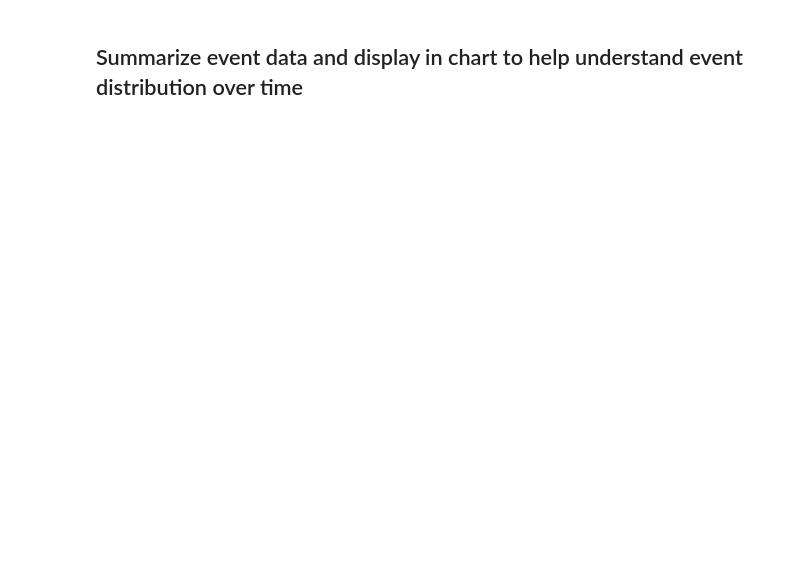
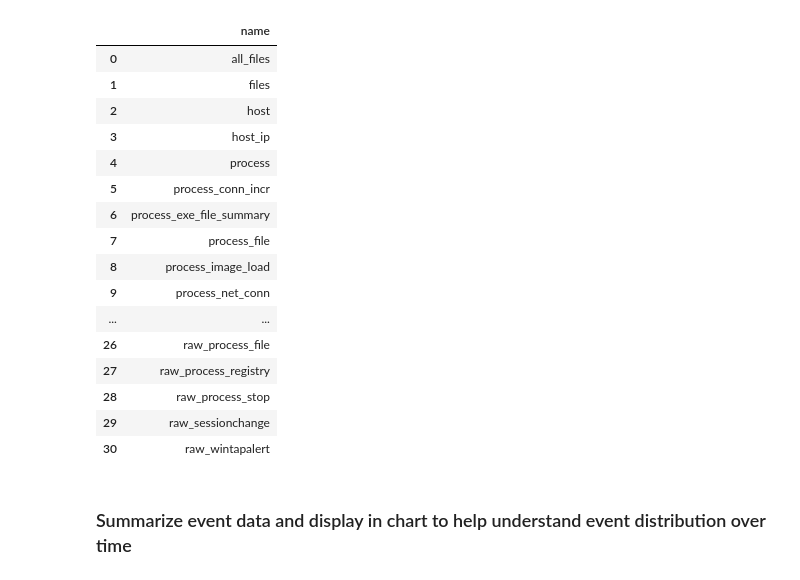
Before and after one commit to LLNL/Wintap-PyUtil, a Jupyter notebook: QuackStart.ipynb, the cells around one changed output. Saved outputs shown, nothing was run; the diff lists cells and outputs as text; code cells hidden in the pictures; blank space fills up the shorter version.

```diff
--- a/QuackStart.ipynb
+++ b/QuackStart.ipynb
@@ -22,13 +39,30 @@ display(w_datasets)
 # %%
 # Initialize an in-memory db. Save reference in a variable and then set magic-duckdb environment. Result is ability to use the same DB instance from python code and %dql/%%dql magics.
+# Also create views for every top-level type found in the current dataset.
 con=ru.init_db(w_datasets.selected) # ,agg_level='rolling')
 %dql -co con
-# Create views for every top-level type found in the current dataset.
-svd.init_db(con)
 # Display the list of tables/views
 %dql show tables
+# %% [output]
+|  | name |
+| 0 | all_files |
+| 1 | files |
+| 2 | host |
+| 3 | host_ip |
+| 4 | process |
+| 5 | process_conn_incr |
+| 6 | process_exe_file_summary |
+| 7 | process_file |
+| 8 | process_image_load |
+| 9 | process_net_conn |
+| ... | ... |
+| 26 | raw_process_file |
+| 27 | raw_process_registry |
+| 28 | raw_process_stop |
+| 29 | raw_sessionchange |
+| 30 | raw_wintapalert |
 # %% [markdown]
-## Summarize event data and display in chart to help understand event distribution over time
+### Summarize event data and display in chart to help understand event distribution over time
 # %%
 # Tabular summary
 display(svd.table_summary(con,w_datasets.selected))
```
Also changed, not shown: parts of 19 cells of this notebook, 2 other files.
